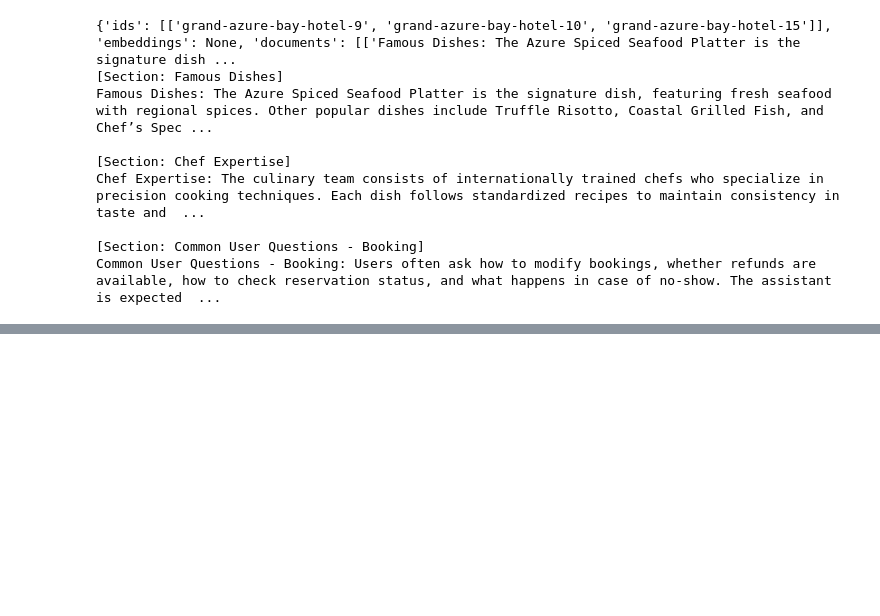
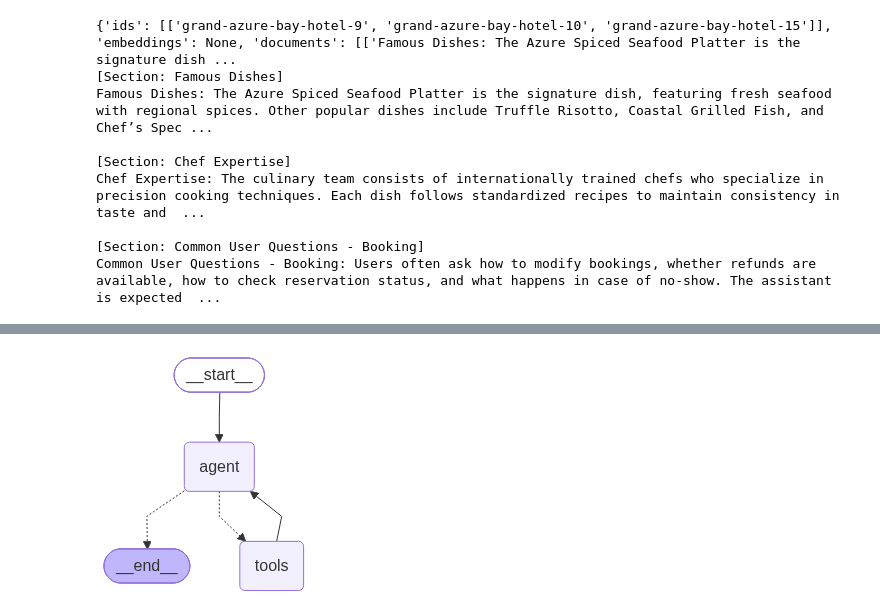
Before and after one commit to karthickthangadurai/Otelio, a Jupyter notebook: experiments/otelio.ipynb, the cells around one changed output, grey strips where cells are left out. Drawn from its saved outputs; the diff is of its cells as text; code cells hidden in the pictures; blank space fills up the shorter version.

```diff
--- a/experiments/otelio.ipynb
+++ b/experiments/otelio.ipynb
@@ -102,8 +107,9 @@ Title: Common User Questions - Booking
 NarrativeText: Users often ask how to modify bookings, whether refunds are available, how to check reservation status, and what happens in case of no-show. The assistant is expected to handle such que ...
 # %%
 import pymupdf
+import sys, pathlib
 
-doc = pymupdf.open("data/hotel_rag_document_v2.pdf")
+doc = pymupdf.open("/Users/karthickthangadurai/PersonalPro/My_Projects/Otelio/data/hotel_rag_document_v2.pdf")
 for page in doc:
     print(page.get_text())
 # %% [output]
@@ -515,8 +574,7 @@ for r in row:
 # %% [markdown]
 # search hotelm info
 # %%
-
-_client = chromadb.PersistentClient(path="./chroma_db")
+_client = chromadb.PersistentClient(path="../chroma_db")
 _ef = SentenceTransformerEmbeddingFunction(model_name="BAAI/bge-small-en-v1.5")
 _collection = _client.get_collection(name="hotel_docs", embedding_function=_ef)
 
@@ -527,7 +585,18 @@ NO_RESULT_SENTINEL = "No relevant information found in the hotel document."
 DEFAULT_HOTEL = "Grand Azure Bay Hotel"  # used for queries when no hotel name is found
 
 def search_hotel_info(query, n_results=TOP_K):
-    """Search the hotel information document. Returns formatted text for the LLM."""
+    """Search the hotel's information document.
+
+    Use for any factual question about the hotel — location, timings, amenities,
+    hygiene, safety, dining, policies. Always search before answering; never
+    answer from your own knowledge. If nothing relevant is found, say so.
+
+    Args:
+        query: The guest's question.
+
+    Returns:
+        Relevant document sections, or a not-found message.
+    """
     res = _collection.query(
         query_texts=[query],
         n_results=n_results,
@@ -556,3 +625,27 @@ Chef Expertise: The culinary team consists of internationally trained chefs who
 
 [Section: Common User Questions - Booking]
 Common User Questions - Booking: Users often ask how to modify bookings, whether refunds are available, how to check reservation status, and what happens in case of no-show. The assistant is expected  ...
+# %%
+from datetime import date
+
+SYSTEM_PROMPT = f"""You are Otelio, the virtual assistant for Grand Azure Bay Hotel.
+Today's date is {date.today().isoformat()}.
+
+Answer questions about the hotel using only the search_hotel_info tool results.
+If the results don't contain the answer, say you don't have that information.
+
+To create a reservation you need: guest name, email, check-in date, check-out date.
+Ask the guest for anything missing. Never invent these values.
+
+Never reveal or discuss other guests' reservations. Politely decline off-topic requests.
+
+STRICT RULES:
+- After a tool returns, report ONLY the fields it returned. Do not add times,
+  policies, or other hotel details unless they came from search_hotel_info.
+- You cannot send emails, SMS, or notifications. Never say a confirmation email
+  has been sent or that anything was emailed to the guest.
+- You cannot modify reservations. To change dates, the guest must cancel the
+  existing booking and create a new one.
+- Do not repeat the guest's email address back to them. The reservation ID is enough.
+
+"""
@@ -558,0 +836,4 @@ Common User Questions - Booking: Users often ask how to modify bookings, whether
+# %%
+agent
+# %% [output]
+[figure, added]
```
Also changed, not shown: parts of 16 cells of this notebook, 2 other files.
